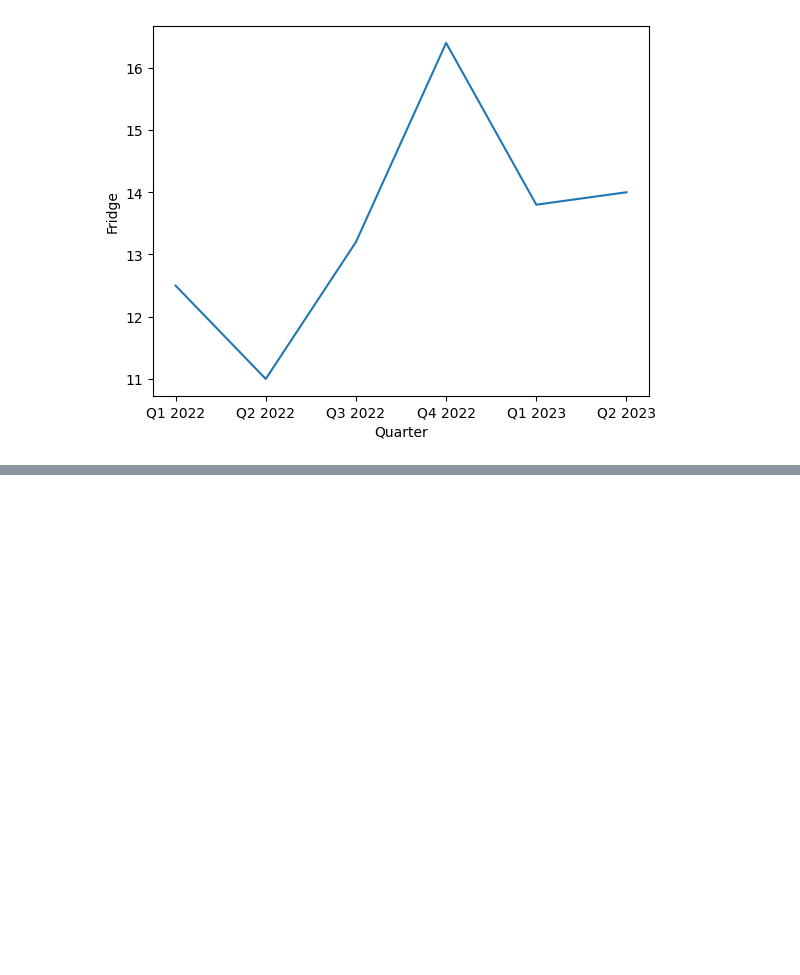
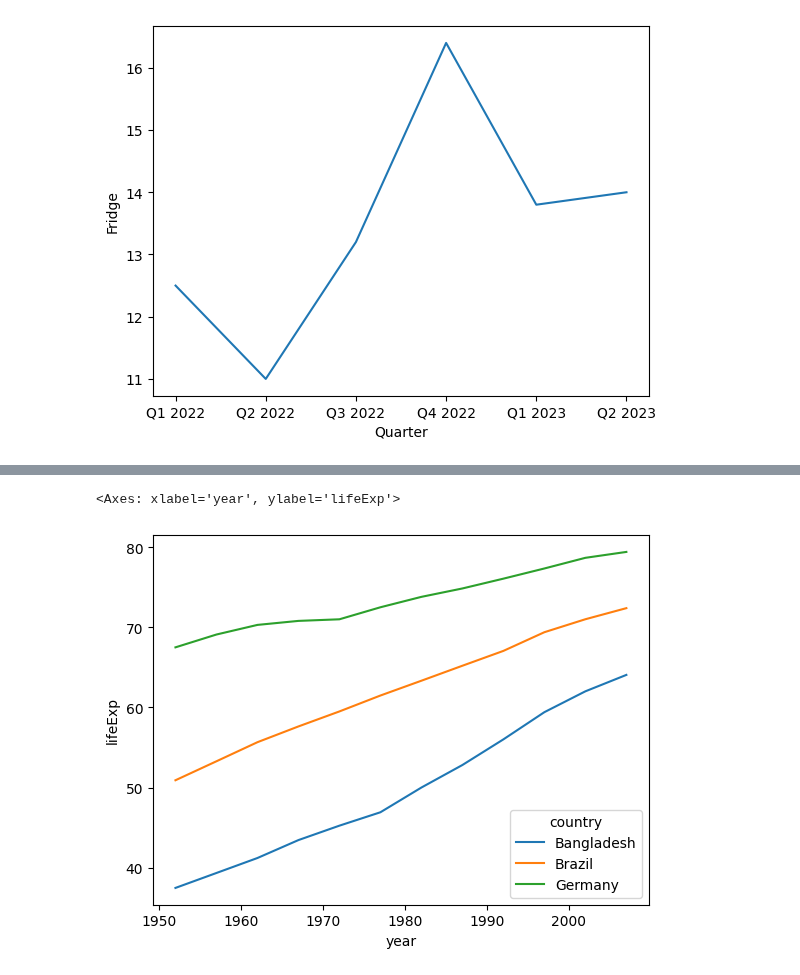
Before and after one commit to redwanhasan07208212/python-basic, a Jupyter notebook: Class_8/SeabornPrac.ipynb, the cells around one changed output, grey strips where cells are left out. Saved outputs shown, nothing was run; the diff lists cells and outputs as text; code cells hidden in the pictures; blank space fills up the shorter version.

```diff
--- a/Class_8/SeabornPrac.ipynb
+++ b/Class_8/SeabornPrac.ipynb
@@ -82,0 +143,3 @@ sns.lineplot(data1,x="Quarter",y="Fridge")
+# %%
+tempDf = gap[gap['country'].isin(['Bangladesh','Germany','Brazil'])]
+tempDf
@@ -82,0 +164,5 @@ sns.lineplot(data1,x="Quarter",y="Fridge")
+# %%
+sns.lineplot(tempDf,x='year',y='lifeExp',hue='country')
+# %% [output]
+<Axes: xlabel='year', ylabel='lifeExp'>
+[figure, added]
```
Also changed, not shown: parts of 9 cells of this notebook, 1 other file.
